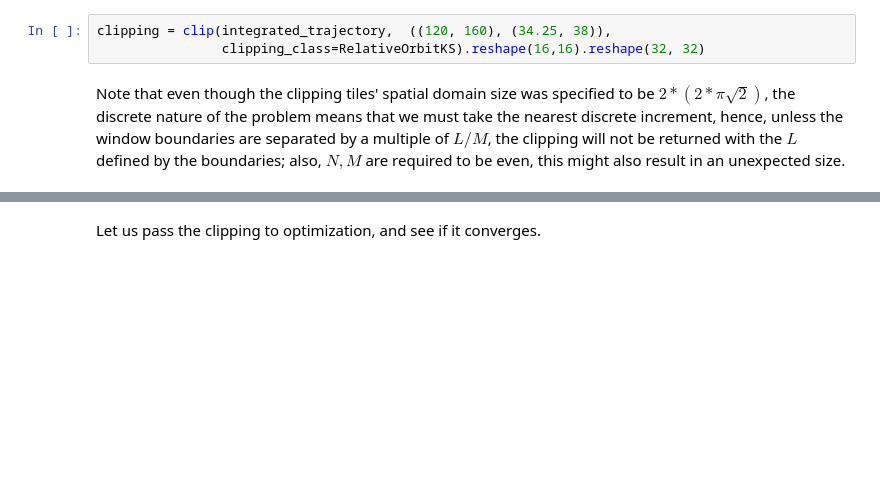
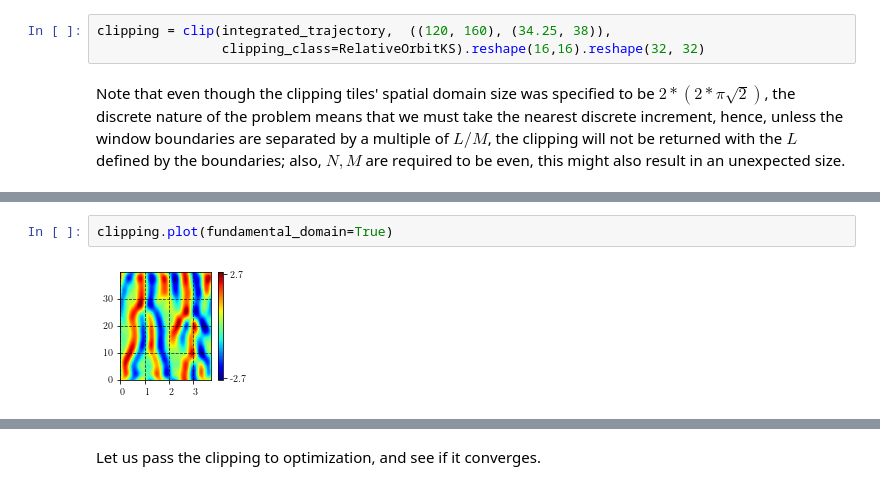
Before and after one commit to chaotic-systems/orbithunter, a Jupyter notebook: notebooks/clipping_demo.ipynb, the cells around one changed output, grey strips where cells are left out. Cells and saved outputs as stored; diff of their text form; blank space fills up the shorter version.

```diff
--- a/notebooks/clipping_demo.ipynb
+++ b/notebooks/clipping_demo.ipynb
@@ -71 +237,5 @@ RelativeOrbitKS({"basis": "field", "parameters": ["40.0", "33.0", "-13.8724"], "
+# %%
+clipping.plot(fundamental_domain=True)
+# %% [output]
+[figure, added]
 # %%
```
Also changed, not shown: parts of 38 cells of this notebook, 8 other files.
